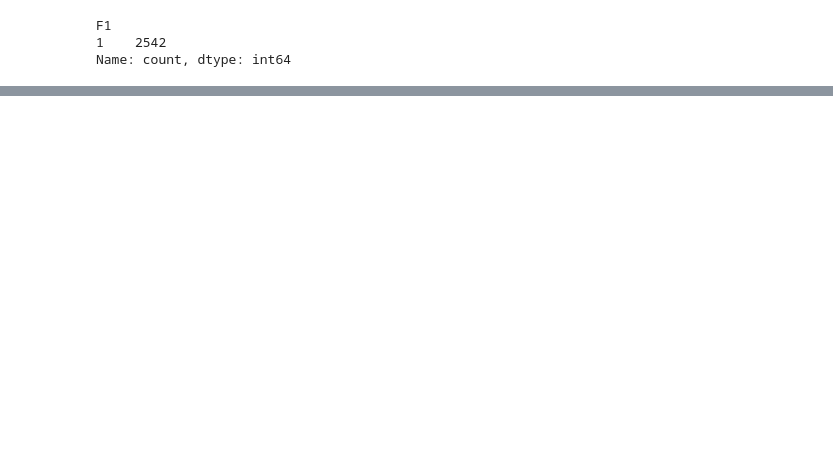
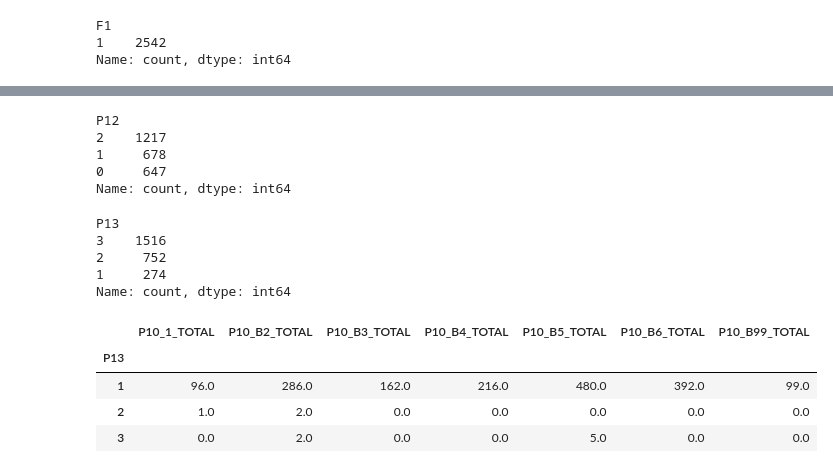
Before and after one commit to haroldavis/proba, a Jupyter notebook: EDA/forms.ipynb, the cells around one changed output, grey strips where cells are left out. Cells and saved outputs as stored; diff of their text form; code cells hidden in the pictures; blank space fills up the shorter version.

```diff
--- a/EDA/forms.ipynb
+++ b/EDA/forms.ipynb
@@ -86,0 +669,32 @@ Name: count, dtype: int64
+# %%
+df_brecha['P12'].value_counts() #CONOCE EL SERVICIO MEDICO QUE SE USA NO PRESENCIAL?
+# %% [output]
+P12
+2    1217
+1     678
+0     647
+Name: count, dtype: int64
+# %%
+df_brecha['P13'].value_counts() #HAZ UTILIZADO UN CANALES DE INTERNET PARA  PARTICIPAR EN LAS DECISIONES CIUDADANAS?
+# %% [output]
+P13
+3    1516
+2     752
+1     274
+Name: count, dtype: int64
+# %%
+df_brecha[['P13','P13B_1','P13B_2', 'P13B_3','P13B_4','P13B_5','P13B_98','P13B_99']].groupby(['P13']).agg(
+    P10_1_TOTAL = ('P13B_1', 'sum'),
+    P10_B2_TOTAL = ('P13B_2', 'sum'),
+    P10_B3_TOTAL = ('P13B_3', 'sum'),
+    P10_B4_TOTAL = ('P13B_4', 'sum'),
+    P10_B5_TOTAL = ('P13B_5', 'sum'),
+    P10_B6_TOTAL = ('P13B_98', 'sum'),
+    P10_B99_TOTAL = ('P13B_99', 'sum'),
+) # MULTIRESPUESTA
+# %% [output]
+|  | P10_1_TOTAL | P10_B2_TOTAL | P10_B3_TOTAL | P10_B4_TOTAL | P10_B5_TOTAL | P10_B6_TOTAL | P10_B99_TOTAL |
+| P13 |  |  |  |  |  |  |  |
+| 1 | 96.0 | 286.0 | 162.0 | 216.0 | 480.0 | 392.0 | 99.0 |
+| 2 | 1.0 | 2.0 | 0.0 | 0.0 | 0.0 | 0.0 | 0.0 |
+| 3 | 0.0 | 2.0 | 0.0 | 0.0 | 5.0 | 0.0 | 0.0 |
```
Also changed, not shown: parts of 75 cells of this notebook.
